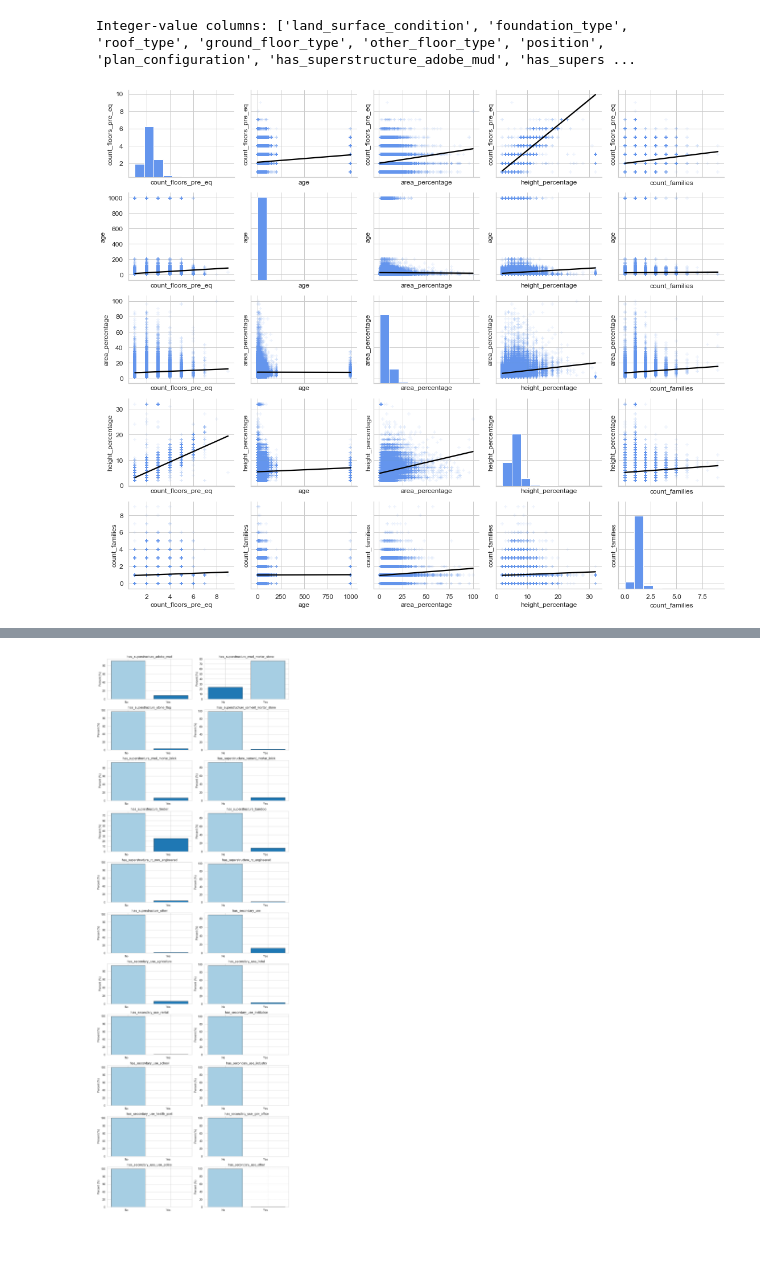
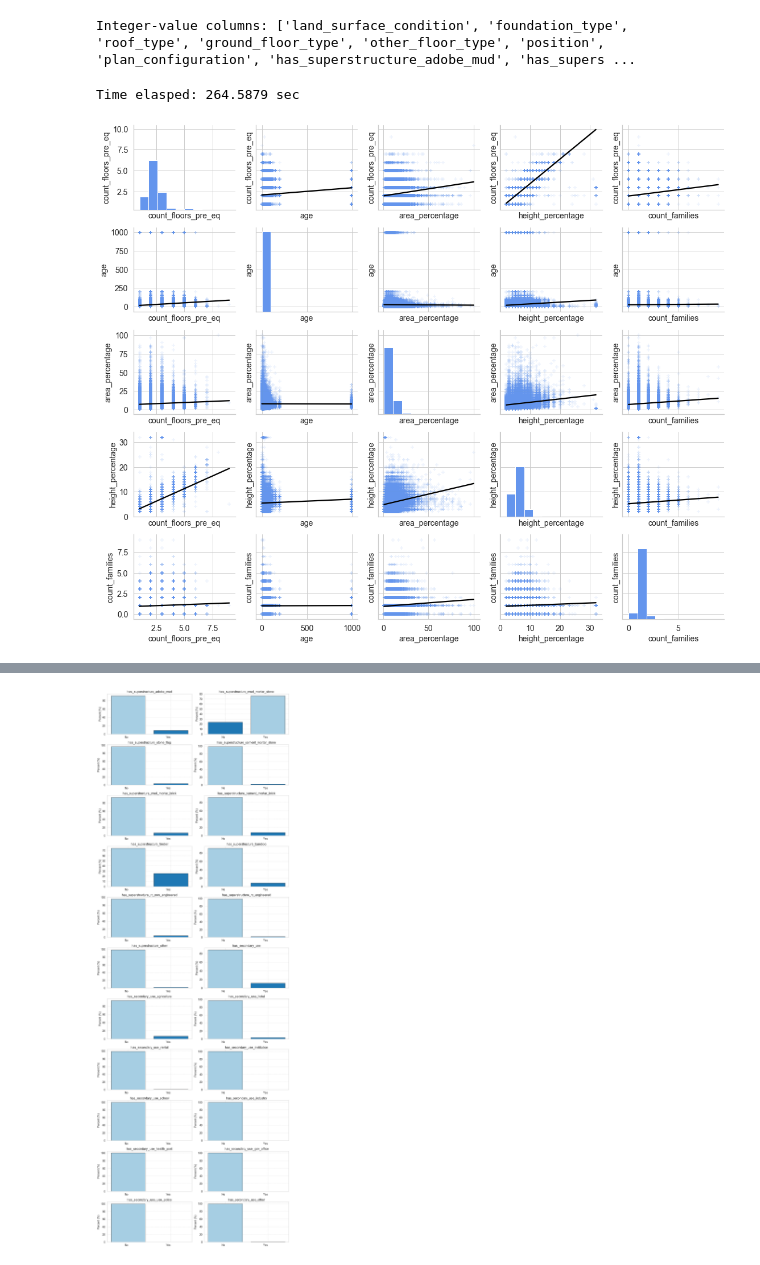
Before and after one commit to capac/scikit-learn-exercises, a Jupyter notebook: modeling-earthquake-damage.ipynb, the cells around one changed output, grey strips where cells are left out. Drawn from its saved outputs; the diff is of its cells as text; code cells hidden in the pictures.

```diff
--- a/modeling-earthquake-damage.ipynb
+++ b/modeling-earthquake-damage.ipynb
@@ -150,33 +151,36 @@ print(f'Integer-value columns: {list(cat_attrib)}')
 # %% [output]
 Integer-value columns: ['land_surface_condition', 'foundation_type', 'roof_type', 'ground_floor_type', 'other_floor_type', 'position', 'plan_configuration', 'has_superstructure_adobe_mud', 'has_supers ...
 # %%
+t0 = time()
 sns.set(style='whitegrid', color_codes=True)
 color_ref = 'cornflowerblue'
 g = sns.pairplot(train_values_df, x_vars=num_attrib[4:9], y_vars=num_attrib[4:9], height=2.6, aspect=1.2, \
                  kind='reg', diag_kind='hist', markers='+', diag_kws={'color': color_ref}, \
                  plot_kws={'line_kws': {'color': 'black'}, 'scatter_kws': {'alpha': 0.1, 'color': color_ref}})
 xlabels, ylabels = [], []
-label_font_size = 12
+label_font_size = 14
 
 for ax in g.axes[-1,:]:
     xlabel = ax.xaxis.get_label_text()
     xlabels.append(xlabel)
 for ax in g.axes[:,0]:
     ylabel = ax.yaxis.get_label_text()
     ylabels.append(ylabel)
 
 for i in range(len(xlabels)):
     for j in range(len(ylabels)):
         g.axes[j, i].xaxis.set_label_text(xlabels[i])
         g.axes[j, i].xaxis.label.set_size(label_font_size)
         g.axes[j, i].tick_params(axis='x', which='major', labelsize=label_font_size)
         g.axes[j, i].yaxis.set_label_text(ylabels[j])
         g.axes[j, i].yaxis.label.set_size(label_font_size)
         g.axes[j, i].tick_params(axis='y', which='major', labelsize=label_font_size)
 
-plt.tight_layout();
+plt.tight_layout()
+print(f'Time elasped: {time() - t0:.4f} sec');
 # %% [output]
+Time elasped: 264.5879 sec
-[figure, old version]
+[figure, new version]
 # %%
 print(f'Categorical-value columns: {list(cat_attrib)}\n')
 print(f'Number of categorical columns: {len(cat_attrib)}\n')
```
Also changed, not shown: parts of 15 cells of this notebook.
